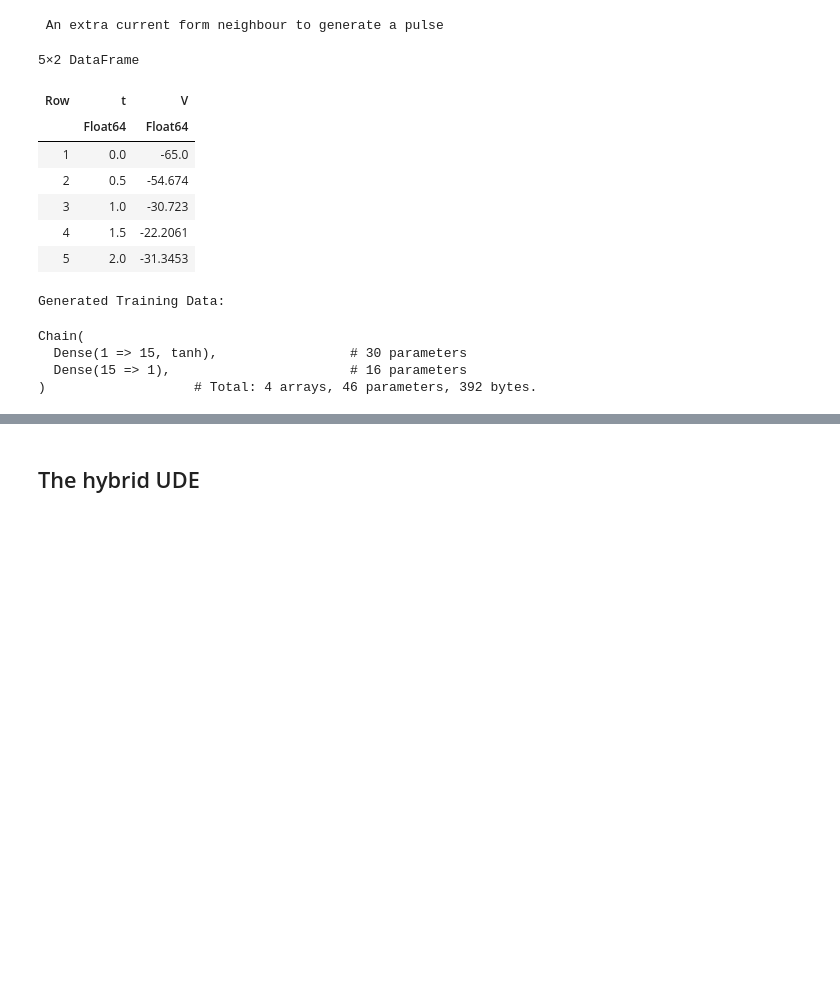
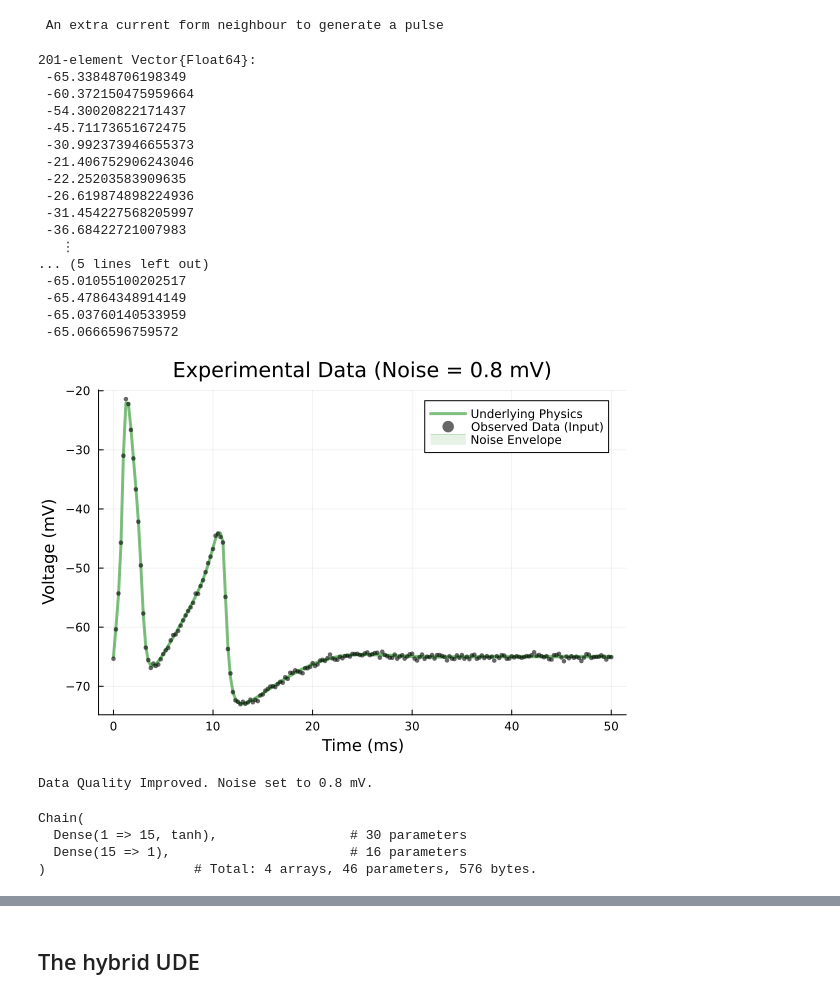
Before and after one commit to Nirbhay0007/Neural_Spiking_Dynamics, a Jupyter notebook: phase3_UDE_framewrok.ipynb, the cells around one changed output, grey strips where cells are left out. Drawn from its saved outputs; the diff is of its cells as text; code cells hidden in the pictures; blank space fills up the shorter version.

```diff
--- a/phase3_UDE_framewrok.ipynb
+++ b/phase3_UDE_framewrok.ipynb
@@ -63,57 +63,85 @@ println(" An extra current form neighbour to generate a pulse")
 # %% [output]
  An extra current form neighbour to generate a pulse
 # %%
-# --- Cell 3: Data Generation ---
 
-# 2D Hodgkin-Huxley reduced model engine
+
+
 function hodgkin_huxley_reduced!(du, u, p, t)
     V, n = u
     I_ext = Stimulus(t)
 
-
-    # Known 2D current
+    # Physics Engine
     I_Na = g_Na * m_inf(V)^3 * h_inf(V) * (V - E_Na)
     I_K  = g_K  * n^4 * (V - E_K)
     I_L  = g_L * (V - E_L)
+
     du[1] = (I_ext - I_Na - I_K - I_L) / Cm
     du[2] = (n_inf(V) - n) / tau_n(V)
 end
 
-# Generate Data
+# 1. Generate Truth
 u0_true = [-65.0, n_inf(-65.0)]
-tspan = (0.0, 50.0)
-prob_true = ODEProblem(hodgkin_huxley_reduced!, u0_true, tspan)
-sol_true = solve(prob_true, Rodas5P(), saveat=0.5)
+prob_true = ODEProblem(hodgkin_huxley_reduced!, u0_true, (0.0, 50.0))
+sol_true = solve(prob_true, Rodas5P(), saveat=0.25, abstol=1e-8, reltol=1e-8)
 
-# Extract and structure the training data
-data_V = sol_true[1, :]
+clean_V = sol_true[1, :]
 t_train = sol_true.t
 
-# (Optional) Verify data shape and content
-df = DataFrame(t=t_train, V=data_V )
-println("Generated Training Data:")
-display(first(df, 5))
+# 2. Apply "Laboratory Quality" Noise
+# 0.8 mV is cleaner, standard high-quality recording noise
+noise_level = 0.3
+noise = noise_level .* randn(length(clean_V))
+data_V = clean_V .+ noise
 # %% [output]
-5×2 DataFrame
+201-element Vector{Float64}:
+ -65.33848706198349
+ -60.372150475959664
+ -54.30020822171437
+ -45.71173651672475
+ -30.992373946655373
+ -21.406752906243046
+ -22.25203583909635
+ -26.619874898224936
+ -31.454227568205997
+ -36.68422721007983
+   ⋮
+... (5 lines left out)
+ -65.01055100202517
+ -65.47864348914149
+ -65.03760140533959
+ -65.0666596759572
-| Row | t | V |
-|  | Float64 | Float64 |
-| 1 | 0.0 | -65.0 |
-| 2 | 0.5 | -54.674 |
-| 3 | 1.0 | -30.723 |
-| 4 | 1.5 | -22.2061 |
-| 5 | 2.0 | -31.3453 |
-Generated Training Data:
+# %%
+# 3. High-Fidelity Visualization
+# Using smaller dots (ms=2) and plotting the noisy path as a thin line for clarity
+p_clean = plot(t_train, clean_V, label="Underlying Physics",
+               lw=3, color=:green, alpha=0.5)
+
+scatter!(p_clean, t_train, data_V, label="Observed Data (Input)",
+         color=:black, ms=2.5, alpha=0.6, markerstrokewidth=0)
+
+# Add a "Confidence Band" to show where the noise should fall
+plot!(p_clean, t_train, clean_V .+ noise_level, color=:green, lw=0, fill=(clean_V .- noise_level, :green, 0.1), label="Noise Envelope")
+
+title!(p_clean, "Experimental Data (Noise = 0.8 mV)")
+xlabel!("Time (ms)")
+ylabel!("Voltage (mV)")
+display(p_clean)
+
+println("Data Quality Improved. Noise set to 0.8 mV.")
+# %% [output]
+[figure, added]
+Data Quality Improved. Noise set to 0.8 mV.
 # %%
 U = Chain(
     Dense(1,15, tanh,init = Flux.glorot_uniform),
     # Dense(15,30,tanh,init = Flux.glorot_uniform),
     Dense(15,1,init=Flux.glorot_uniform)
-)
+) |> f64
 # %% [output]
 Chain(
   Dense(1 => 15, tanh),                 # 30 parameters
   Dense(15 => 1),                       # 16 parameters
-)                   # Total: 4 arrays, 46 parameters, 392 bytes.
+)                   # Total: 4 arrays, 46 parameters, 576 bytes.
 # %%
 # Extract the trainable parameters (p_nn) and the re-structuring function (re)
 p_nn, re = Flux.destructure(U)
```
Also changed, not shown: parts of 19 cells of this notebook, 8 other files.
